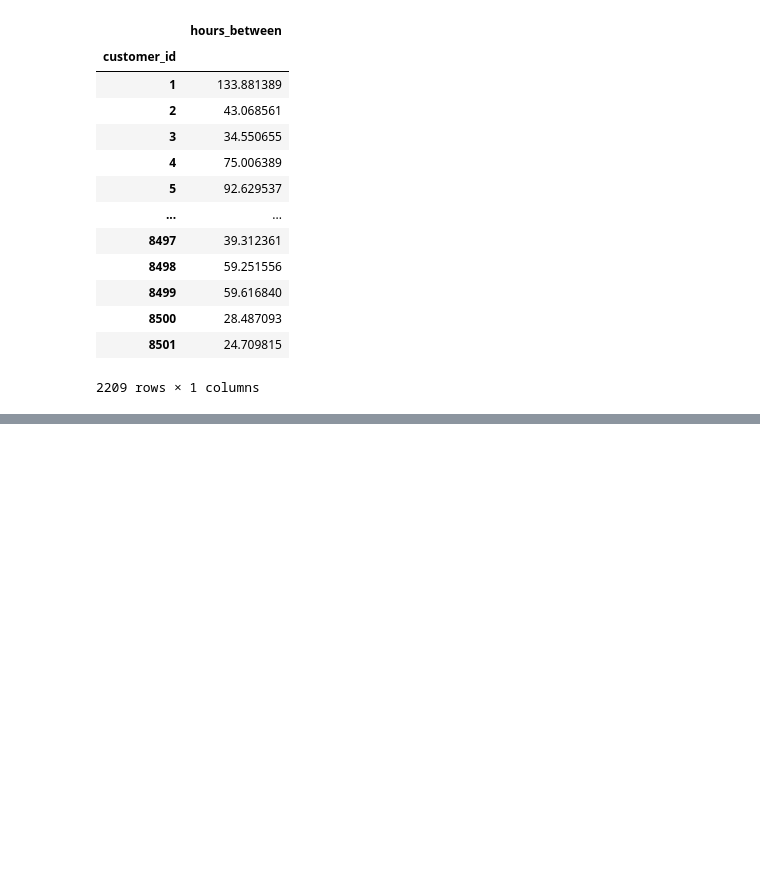
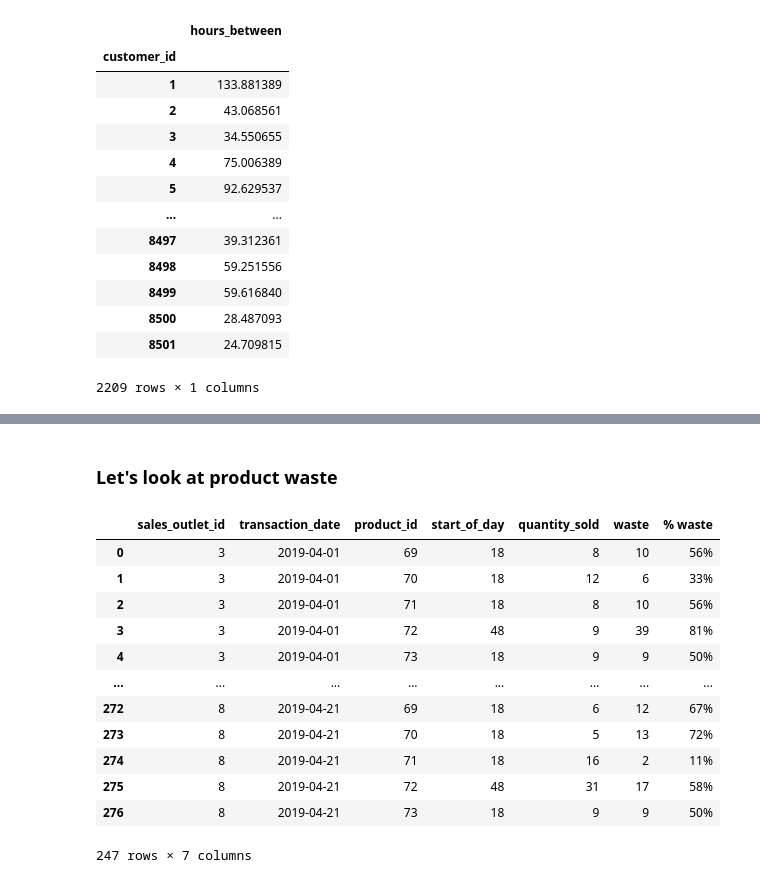
Before and after one commit to coffee-shop-analysis/coffee_project, a Jupyter notebook: explore_j.ipynb, the cells around one changed output, grey strips where cells are left out. Cells and saved outputs as stored; diff of their text form; code cells hidden in the pictures; blank space fills up the shorter version.

```diff
--- a/explore_j.ipynb
+++ b/explore_j.ipynb
@@ -497,0 +518,24 @@ test
+# %% [markdown]
+### Let's look at product waste
+# %%
+pastry_train = pd.read_csv('pastry inventory.csv')
+# %%
+pastry_train.transaction_date = pd.to_datetime(pastry_train.transaction_date)
+# %%
+pastry_train = pastry_train[pastry_train.transaction_date < '2019-04-22']
+# %%
+pastry_train
+# %% [output]
+|  | sales_outlet_id | transaction_date | product_id | start_of_day | quantity_sold | waste | % waste |
+| 0 | 3 | 2019-04-01 | 69 | 18 | 8 | 10 | 56% |
+| 1 | 3 | 2019-04-01 | 70 | 18 | 12 | 6 | 33% |
+| 2 | 3 | 2019-04-01 | 71 | 18 | 8 | 10 | 56% |
+| 3 | 3 | 2019-04-01 | 72 | 48 | 9 | 39 | 81% |
+| 4 | 3 | 2019-04-01 | 73 | 18 | 9 | 9 | 50% |
+| ... | ... | ... | ... | ... | ... | ... | ... |
+| 272 | 8 | 2019-04-21 | 69 | 18 | 6 | 12 | 67% |
+| 273 | 8 | 2019-04-21 | 70 | 18 | 5 | 13 | 72% |
+| 274 | 8 | 2019-04-21 | 71 | 18 | 16 | 2 | 11% |
+| 275 | 8 | 2019-04-21 | 72 | 48 | 31 | 17 | 58% |
+| 276 | 8 | 2019-04-21 | 73 | 18 | 9 | 9 | 50% |
+247 rows × 7 columns
```
Also changed, not shown: parts of 15 cells of this notebook.
